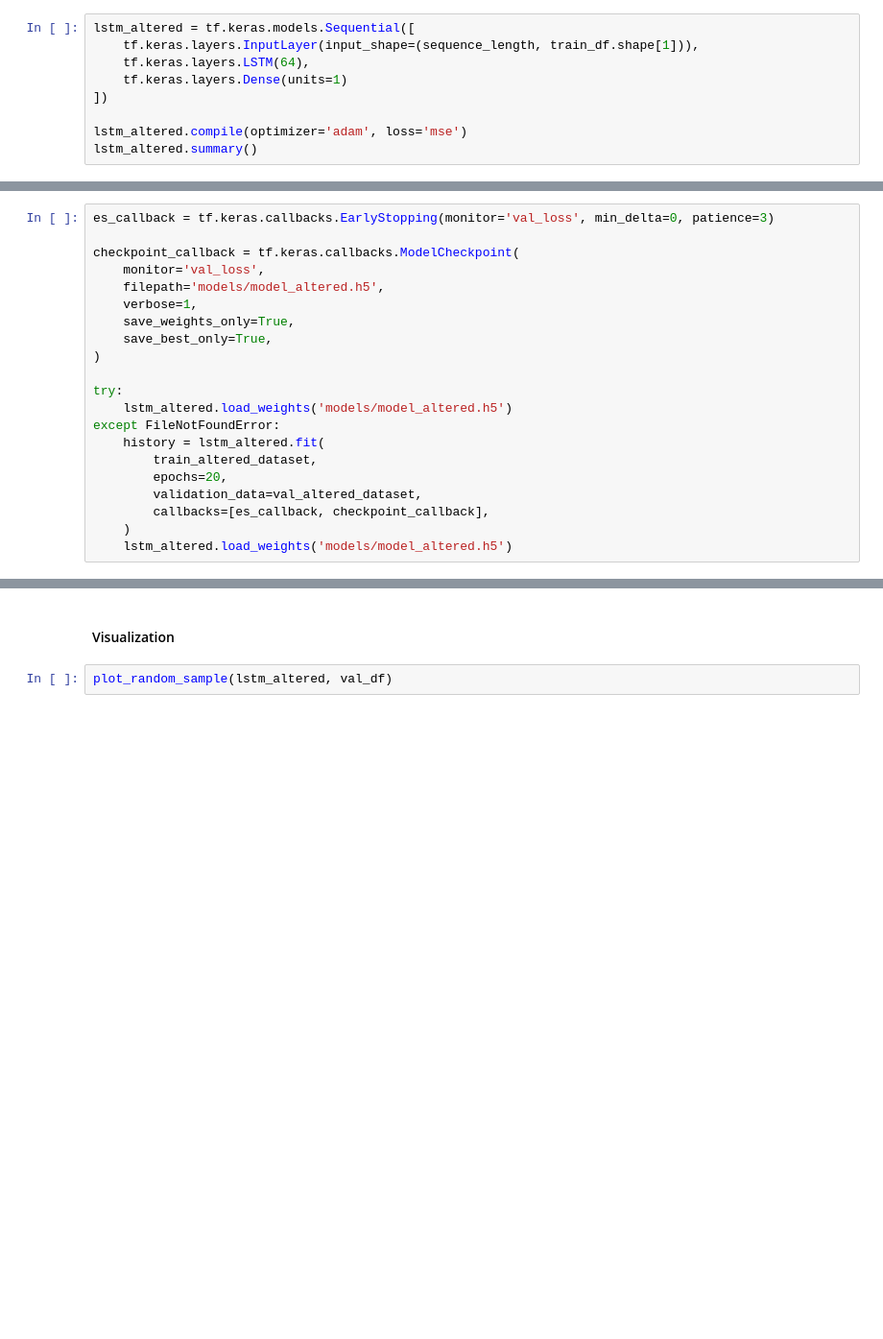
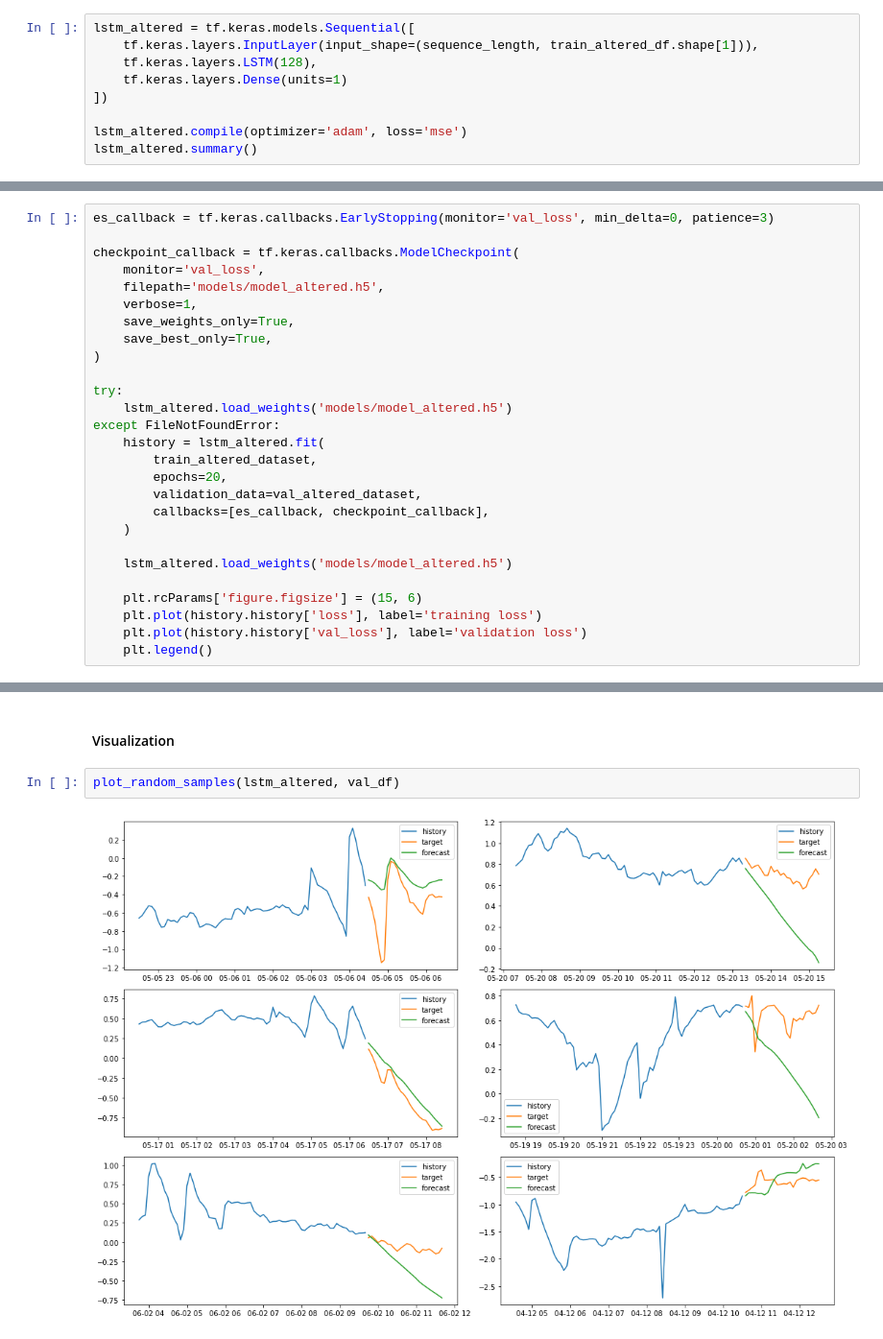
Before and after one commit to rodrigohpalmeirim/timeseries-forecast, a Jupyter notebook: imbalance_forecast.ipynb, the cells around one changed output, grey strips where cells are left out. Shown at 96% size. Saved outputs shown, nothing was run; the diff lists cells and outputs as text; blank space fills up the shorter version.

```diff
--- a/imbalance_forecast.ipynb
+++ b/imbalance_forecast.ipynb
@@ -257,8 +265,8 @@ Validation dataset baseline loss: 0.05327509716153145
 #### Model
 # %%
 lstm_altered = tf.keras.models.Sequential([
-    tf.keras.layers.InputLayer(input_shape=(sequence_length, train_df.shape[1])),
-    tf.keras.layers.LSTM(64),
+    tf.keras.layers.InputLayer(input_shape=(sequence_length, train_altered_df.shape[1])),
+    tf.keras.layers.LSTM(128),
     tf.keras.layers.Dense(units=1)
 ])
 
@@ -300,4 +308,10 @@ except FileNotFoundError:
         validation_data=val_altered_dataset,
         callbacks=[es_callback, checkpoint_callback],
     )
+
     lstm_altered.load_weights('models/model_altered.h5')
+
+    plt.rcParams['figure.figsize'] = (15, 6)
+    plt.plot(history.history['loss'], label='training loss')
+    plt.plot(history.history['val_loss'], label='validation loss')
+    plt.legend()
@@ -308,4 +318,6 @@ plt.legend()
 # %% [markdown]
 #### Visualization
 # %%
-plot_random_sample(lstm_altered, val_df)
+plot_random_samples(lstm_altered, val_df)
+# %% [output]
+[figure, added]
```
Also changed, not shown: parts of 17 cells of this notebook, 3 other files.
